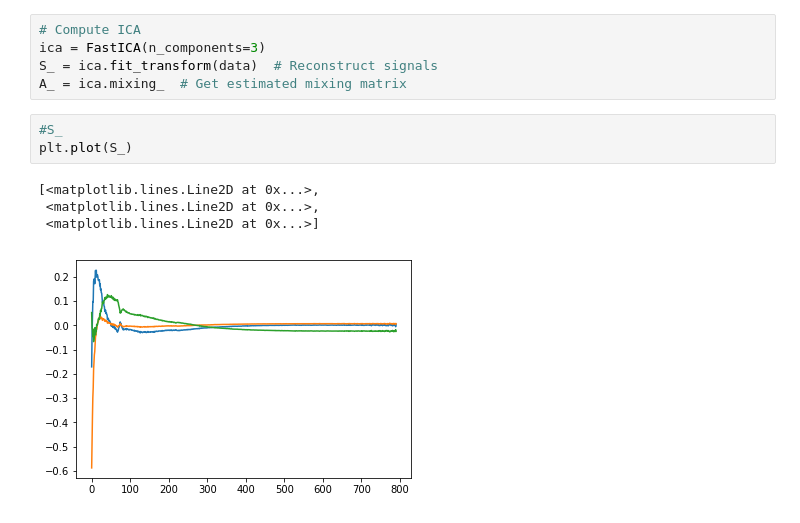
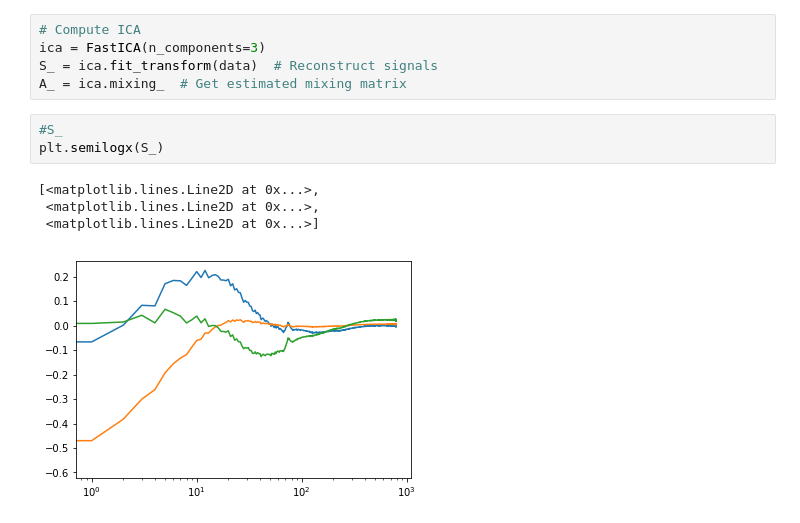
Before and after one commit to fredericpoitevin/trSAXS, a Jupyter notebook: Analysis of S-layers crystallization kinetics monitored with tr-SAXS.ipynb, the cells around one changed output. Cells and saved outputs as stored; diff of their text form.

```diff
--- a/Analysis of S-layers crystallization kinetics monitored with tr-SAXS.ipynb
+++ b/Analysis of S-layers crystallization kinetics monitored with tr-SAXS.ipynb
@@ -62,12 +62,12 @@ S_ = ica.fit_transform(data)  # Reconstruct signals
 A_ = ica.mixing_  # Get estimated mixing matrix
 # %%
 #S_
-plt.plot(S_)
+plt.semilogx(S_)
 # %% [output]
 [<matplotlib.lines.Line2D at 0x...>,
  <matplotlib.lines.Line2D at 0x...>,
  <matplotlib.lines.Line2D at 0x...>]
-[figure, old version]
+[figure, new version]
 # %%
 #A_
 plt.plot(A_)
```
Also changed, not shown: parts of 6 cells of this notebook, 11 other files.
